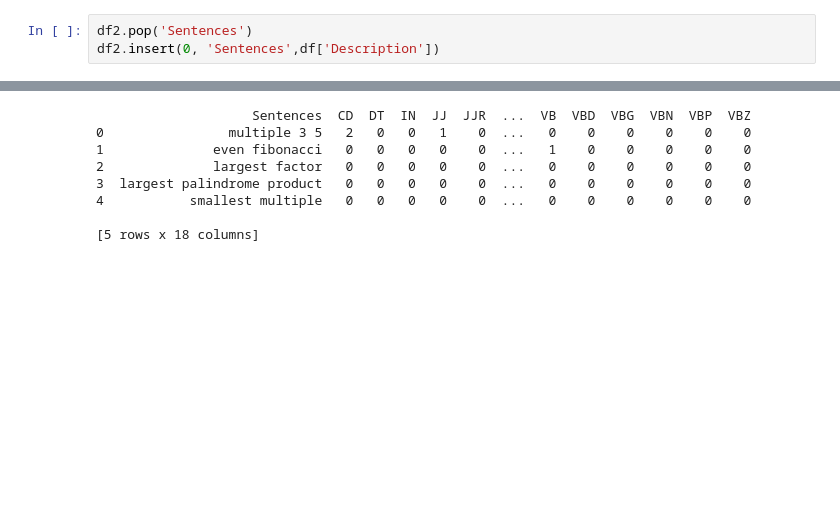
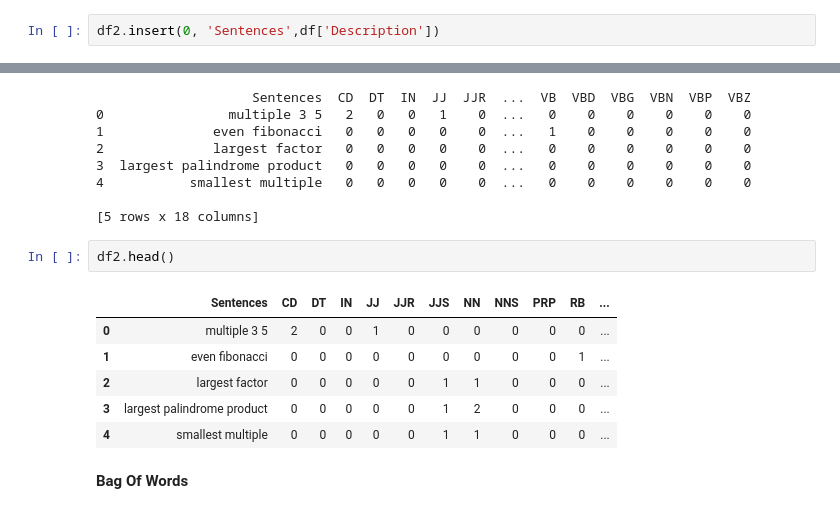
Before and after one commit to prithvikolla/Compuational_Methods_INFO5731, a Jupyter notebook: In_Class_Exersise/In_class_exercise_05.ipynb, the cells around one changed output, grey strips where cells are left out. Saved outputs shown, nothing was run; the diff lists cells and outputs as text; blank space fills up the shorter version.

```diff
--- a/In_Class_Exersise/In_class_exercise_05.ipynb
+++ b/In_Class_Exersise/In_class_exercise_05.ipynb
@@ -409,5 +393,4 @@ memory usage: 95.4 KB
 # %%
-df2.pop('Sentences')
 df2.insert(0, 'Sentences',df['Description'])
 # %%
 print(df2.head(5))
@@ -420,3 +403,14 @@ print(df2.head(5))
 4           smallest multiple   0   0   0   0    0  ...   0    0    0    0    0    0
 
 [5 rows x 18 columns]
+# %%
+df2.head()
+# %% [output]
+|  | Sentences | CD | DT | IN | JJ | JJR | JJS | NN | NNS | PRP | RB | ... |
+| 0 | multiple 3 5 | 2 | 0 | 0 | 1 | 0 | 0 | 0 | 0 | 0 | 0 | ... |
+| 1 | even fibonacci | 0 | 0 | 0 | 0 | 0 | 0 | 0 | 0 | 0 | 1 | ... |
+| 2 | largest factor | 0 | 0 | 0 | 0 | 0 | 1 | 1 | 0 | 0 | 0 | ... |
+| 3 | largest palindrome product | 0 | 0 | 0 | 0 | 0 | 1 | 2 | 0 | 0 | 0 | ... |
+| 4 | smallest multiple | 0 | 0 | 0 | 0 | 0 | 1 | 1 | 0 | 0 | 0 | ... |
+# %% [markdown]
+**Bag Of Words**
```
Also changed, not shown: parts of 10 cells of this notebook, 1 other file.
